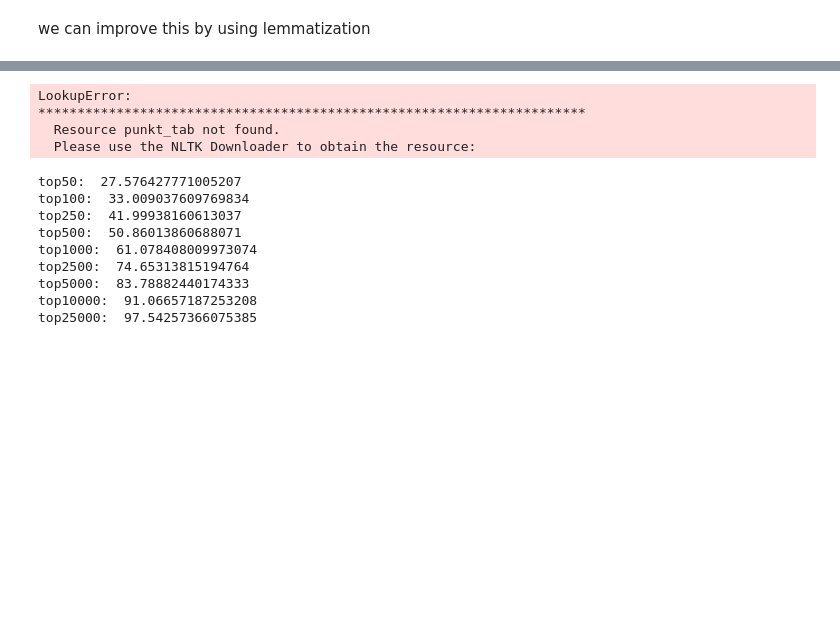
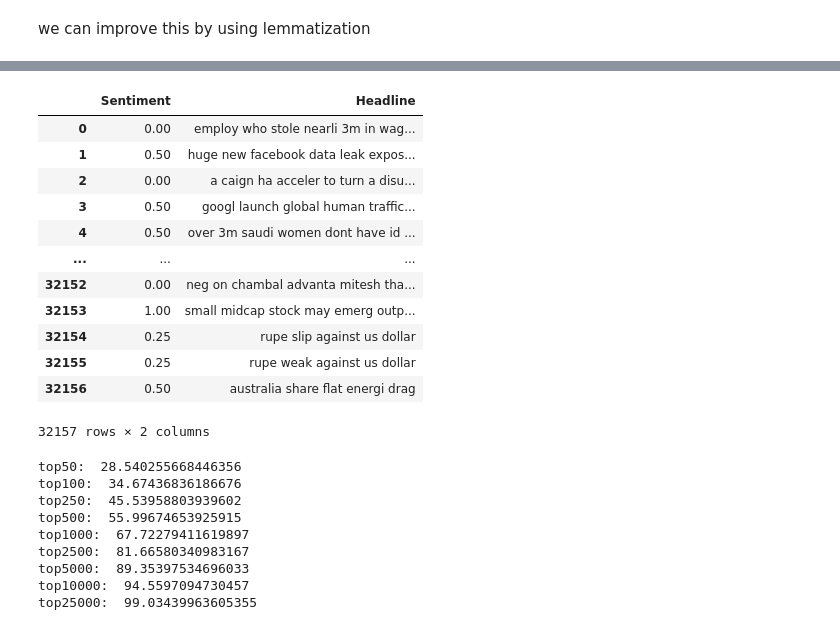
Before and after one commit to dawidpawliczek4/AI-Trader, a Jupyter notebook: nlp/notebooks/create_dataset.ipynb, the cells around one changed output, grey strips where cells are left out. Saved outputs shown, nothing was run; the diff lists cells and outputs as text; code cells hidden in the pictures; blank space fills up the shorter version.

```diff
--- a/nlp/notebooks/create_dataset.ipynb
+++ b/nlp/notebooks/create_dataset.ipynb
@@ -261,20 +261,14 @@ top25000:  97.54257366075385
 we can improve this by using lemmatization
 # %%
 import nltk
+nltk.download('wordnet')
 
-nltk.download('wordnet')
-nltk.download('punkt')
+from nltk.stem import PorterStemmer
+stemmer = PorterStemmer()
 
-from nltk.stem import WordNetLemmatizer
-from nltk.tokenize import word_tokenize
+def stem(text: str) -> str:
+    tokens = text.split()
+    return ' '.join([stemmer.stem(token) for token in tokens])
 
-# lemmatizer = WordNetLemmatizer()
-
-# def lemmatize(text: str) -> str:
-#     words = word_tokenize(text)
-#     return ' '.join([lemmatizer.lemmatize(word) for word in words])
-
-# lemmatize("i love reading the books")
-
-word_tokenize("I love reading the books")
+stem("i love reading books")
 # %% [output]
@@ -291,11 +278,20 @@ it seems that it's enoug to use only 5000 most common words to tran the model
 # %%
-df['Headline'] = df['Headline'].map(lemmatize)
+df['Headline'] = df['Headline'].map(stem)
 df
 # %% [output]
+|  | Sentiment | Headline |
+| 0 | 0.00 | employ who stole nearli 3m in wag... |
+| 1 | 0.50 | huge new facebook data leak expos... |
+| 2 | 0.00 | a caign ha acceler to turn a disu... |
+| 3 | 0.50 | googl launch global human traffic... |
+| 4 | 0.50 | over 3m saudi women dont have id ... |
+| ... | ... | ... |
+| 32152 | 0.00 | neg on chambal advanta mitesh tha... |
+| 32153 | 1.00 | small midcap stock may emerg outp... |
+| 32154 | 0.25 | rupe slip against us dollar |
+| 32155 | 0.25 | rupe weak against us dollar |
+| 32156 | 0.50 | australia share flat energi drag |
-LookupError:
-**********************************************************************
-  Resource punkt_tab not found.
-  Please use the NLTK Downloader to obtain the resource:
+32157 rows × 2 columns
 # %%
 words = {}
 for column in df['Headline']:
@@ -310,12 +306,12 @@ for num in nums:
     ans = sum([b for a, b in sorted_words[:num]]) / words_sum * 100
     print(f"top{num}: ", ans)
 # %% [output]
-top50:  27.576427771005207
-top100:  33.009037609769834
-top250:  41.99938160613037
-top500:  50.86013860688071
-top1000:  61.078408009973074
-top2500:  74.65313815194764
-top5000:  83.78882440174333
-top10000:  91.06657187253208
-top25000:  97.54257366075385
+top50:  28.540255668446356
+top100:  34.67436836186676
+top250:  45.53958803939602
+top500:  55.99674653925915
+top1000:  67.72279411619897
+top2500:  81.66580340983167
+top5000:  89.35397534696033
+top10000:  94.5597094730457
+top25000:  99.03439963605355
```
Also changed, not shown: parts of 5 cells of this notebook, 19 other files.
